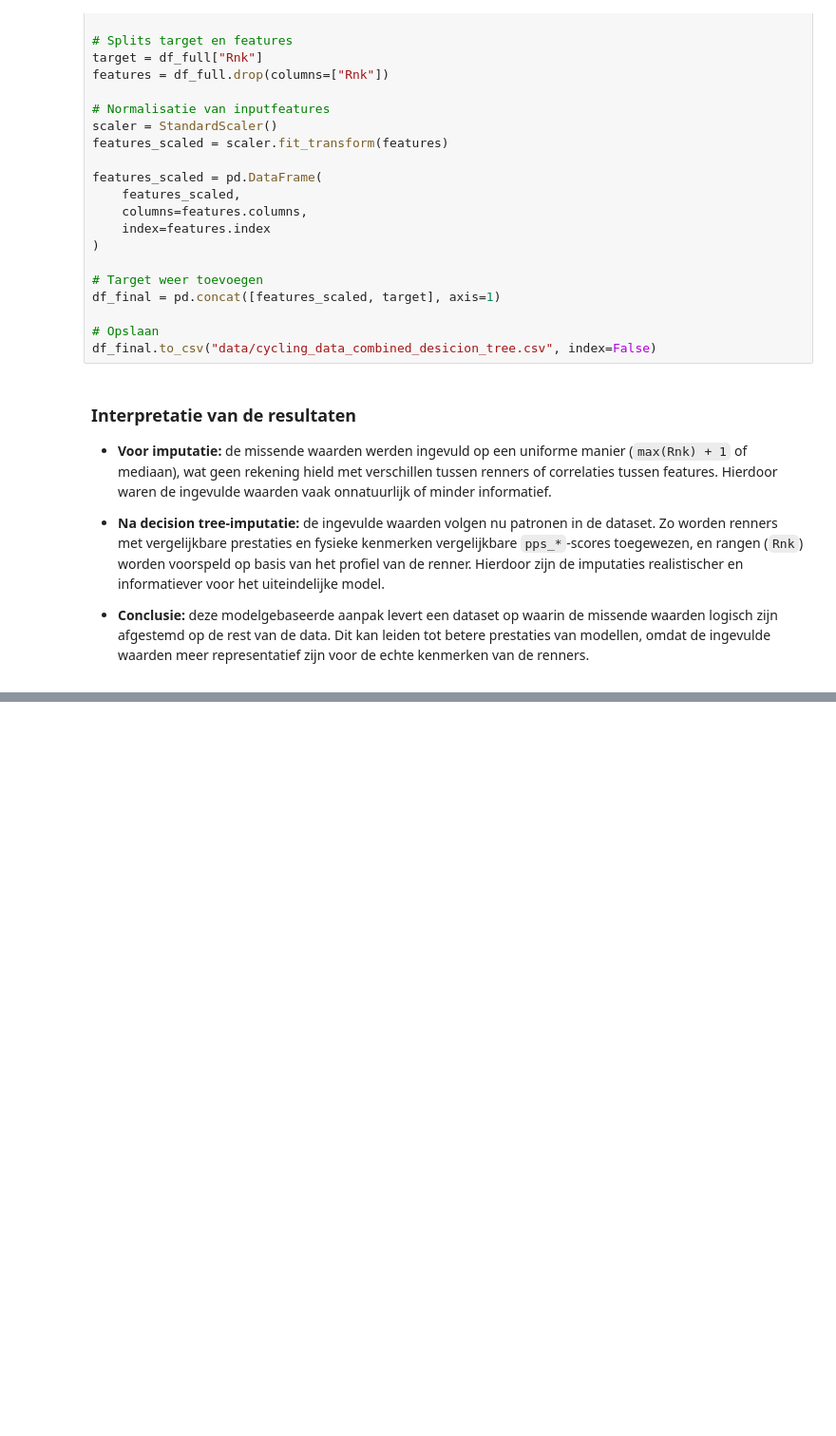
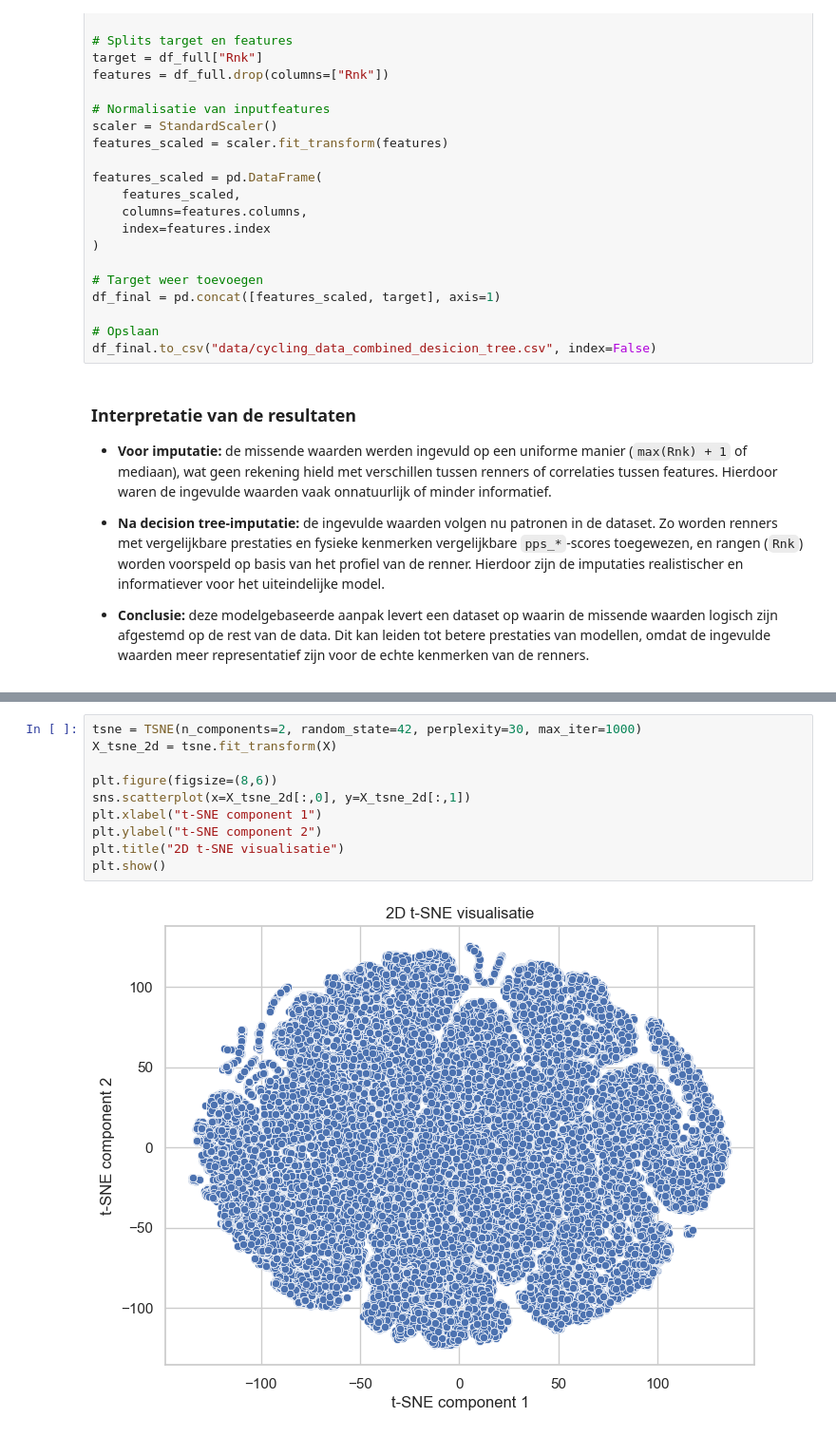
Before and after one commit to Vigo28/PI_7_DS_Minor, a Jupyter notebook: pi7.ipynb, the cells around one changed output, grey strips where cells are left out. Shown at 95% size. Saved outputs shown, nothing was run; the diff lists cells and outputs as text; blank space fills up the shorter version.

```diff
--- a/pi7.ipynb
+++ b/pi7.ipynb
@@ -1086,0 +1130,12 @@ df_final.to_csv("data/cycling_data_combined_desicion_tree.csv", index=False)
+# %%
+tsne = TSNE(n_components=2, random_state=42, perplexity=30, max_iter=1000)
+X_tsne_2d = tsne.fit_transform(X)
+
+plt.figure(figsize=(8,6))
+sns.scatterplot(x=X_tsne_2d[:,0], y=X_tsne_2d[:,1])
+plt.xlabel("t-SNE component 1")
+plt.ylabel("t-SNE component 2")
+plt.title("2D t-SNE visualisatie")
+plt.show()
+# %% [output]
+[figure, added]
```
Also changed, not shown: parts of 3 cells of this notebook.
